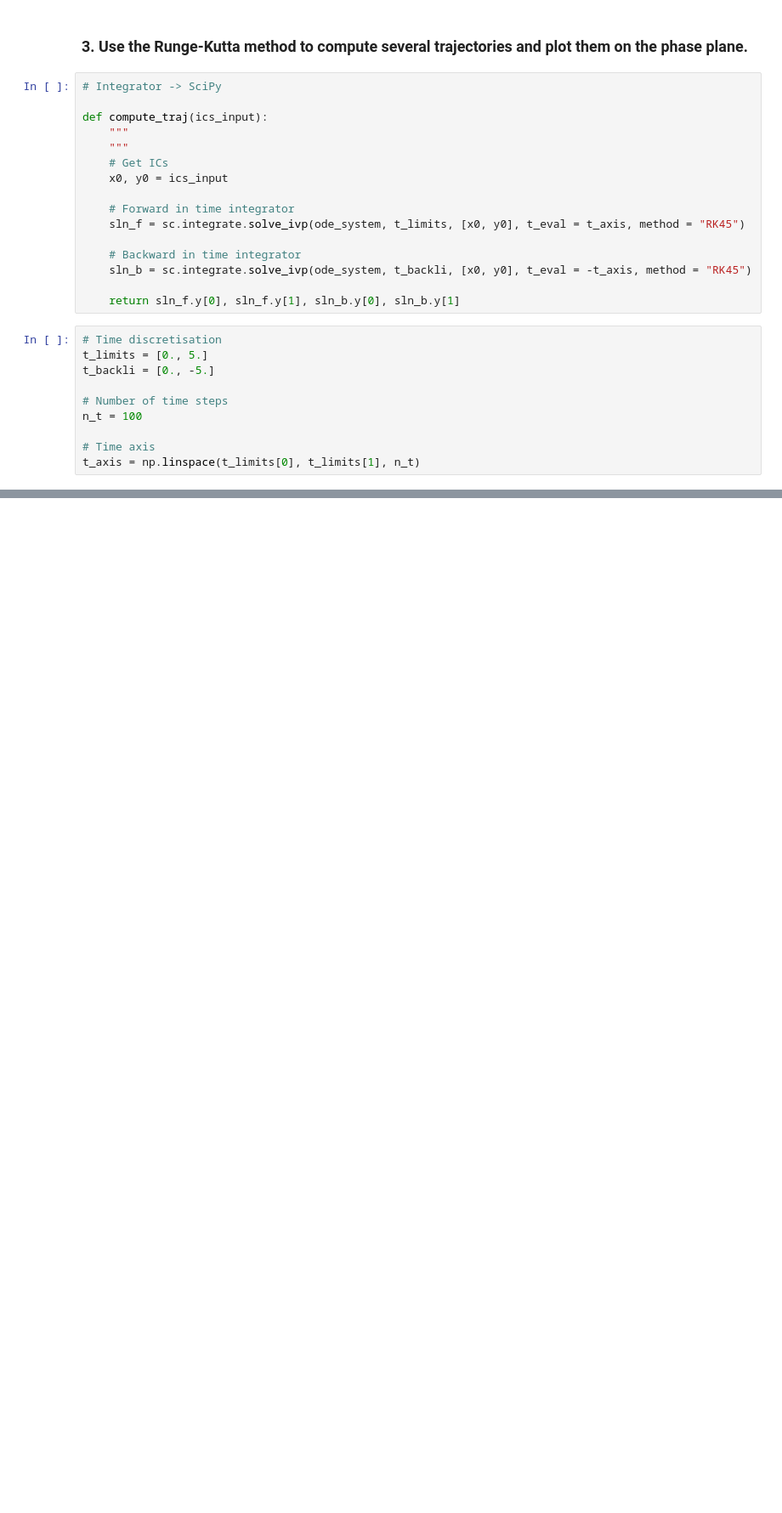
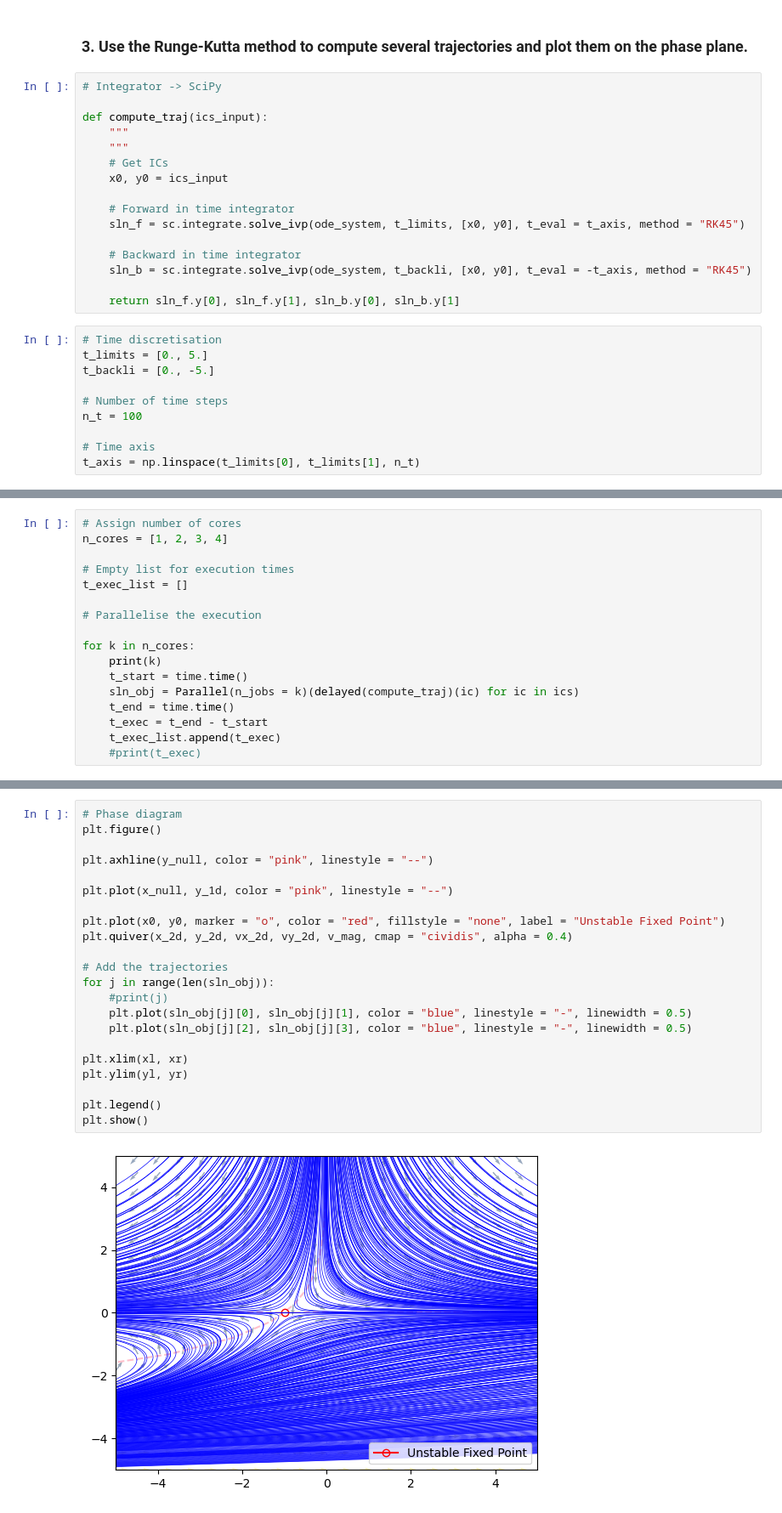
Before and after one commit to wbandabarragan/computational-physics-2, a Jupyter notebook: unit-6/601-nonlinear-systems-2D.ipynb, the cells around one changed output, grey strips where cells are left out. Shown at 85% size. Cells and saved outputs as stored; diff of their text form; blank space fills up the shorter version.

```diff
--- a/unit-6/601-nonlinear-systems-2D.ipynb
+++ b/unit-6/601-nonlinear-systems-2D.ipynb
@@ -170,0 +224,17 @@ plt.show()
+# %%
+# Assign number of cores
+n_cores = [1, 2, 3, 4]
+
+# Empty list for execution times
+t_exec_list = []
+
+# Parallelise the execution
+
+for k in n_cores:
+    print(k)
+    t_start = time.time()
+    sln_obj = Parallel(n_jobs = k)(delayed(compute_traj)(ic) for ic in ics)
+    t_end = time.time()
+    t_exec = t_end - t_start
+    t_exec_list.append(t_exec)
+    #print(t_exec)
@@ -170,0 +252,24 @@ plt.show()
+# %%
+# Phase diagram
+plt.figure()
+
+plt.axhline(y_null, color = "pink", linestyle = "--")
+
+plt.plot(x_null, y_1d, color = "pink", linestyle = "--")
+
+plt.plot(x0, y0, marker = "o", color = "red", fillstyle = "none", label = "Unstable Fixed Point")
+plt.quiver(x_2d, y_2d, vx_2d, vy_2d, v_mag, cmap = "cividis", alpha = 0.4)
+
+# Add the trajectories
+for j in range(len(sln_obj)):
+    #print(j)
+    plt.plot(sln_obj[j][0], sln_obj[j][1], color = "blue", linestyle = "-", linewidth = 0.5)
+    plt.plot(sln_obj[j][2], sln_obj[j][3], color = "blue", linestyle = "-", linewidth = 0.5)
+
+plt.xlim(xl, xr)
+plt.ylim(yl, yr)
+
+plt.legend()
+plt.show()
+# %% [output]
+[figure, added]
```
Also changed, not shown: parts of 13 cells of this notebook, 1 other file.
